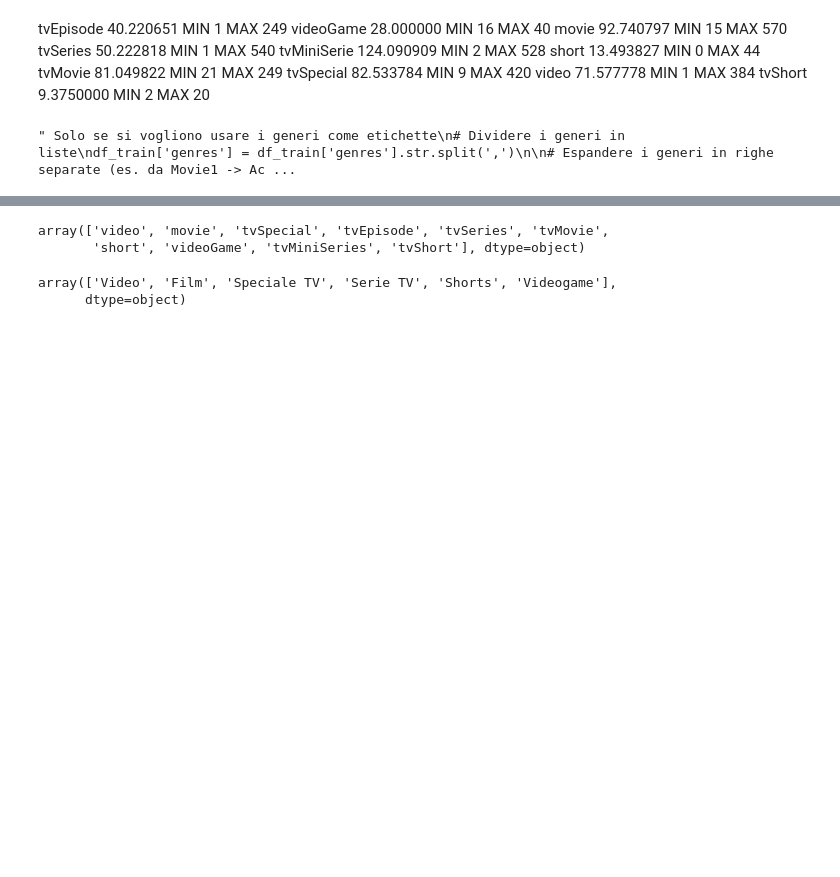
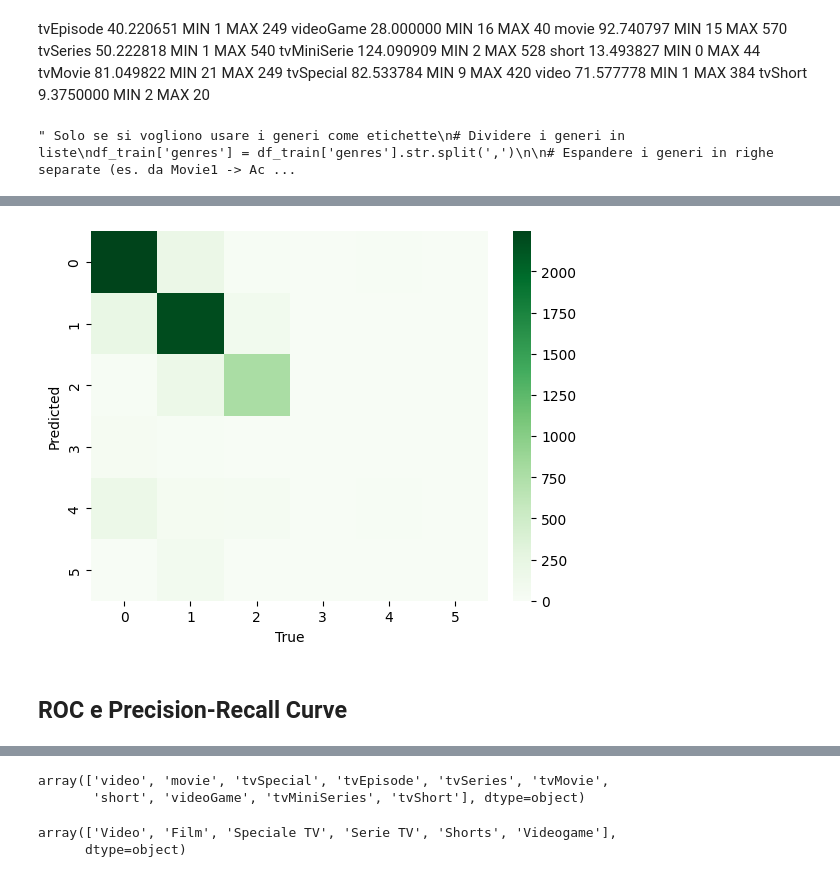
Before and after one commit to luigiascio/Data-Mining-I, a Jupyter notebook: Classification.ipynb, the cells around one changed output, grey strips where cells are left out. Cells and saved outputs as stored; diff of their text form; code cells hidden in the pictures; blank space fills up the shorter version.

```diff
--- a/Classification.ipynb
+++ b/Classification.ipynb
@@ -77,0 +88,6 @@ Carichiamo test_nolog e creiamo le variabili
+# %%
+norm = MinMaxScaler()
+norm.fit(X_trainv)
+
+X_trainv_norm = norm.transform(X_trainv)
+X_val_norm = norm.transform(X_val)
@@ -77,0 +102,5 @@ Carichiamo test_nolog e creiamo le variabili
+# %%
+k_for_knn = 50
+# %%
+clf = KNeighborsClassifier(n_neighbors=k_for_knn, metric="euclidean", weights="uniform")
+clf.fit(X_trainv_norm, y_trainv)
@@ -77,0 +109,4 @@ Carichiamo test_nolog e creiamo le variabili
+# %%
+#predizione dei valori
+y_val_pred = clf.predict(X_val_norm)
+y_val_pred
@@ -77,0 +151,10 @@ Carichiamo test_nolog e creiamo le variabili
+# %%
+cf = confusion_matrix(y_val, y_val_pred)
+sns.heatmap(cf, annot=False, cmap="Greens")
+plt.xlabel("True")
+plt.ylabel("Predicted")
+plt.show()
+# %% [output]
+[figure, added]
+# %% [markdown]
+## ROC e Precision-Recall Curve
```
Also changed, not shown: parts of 45 cells of this notebook.
